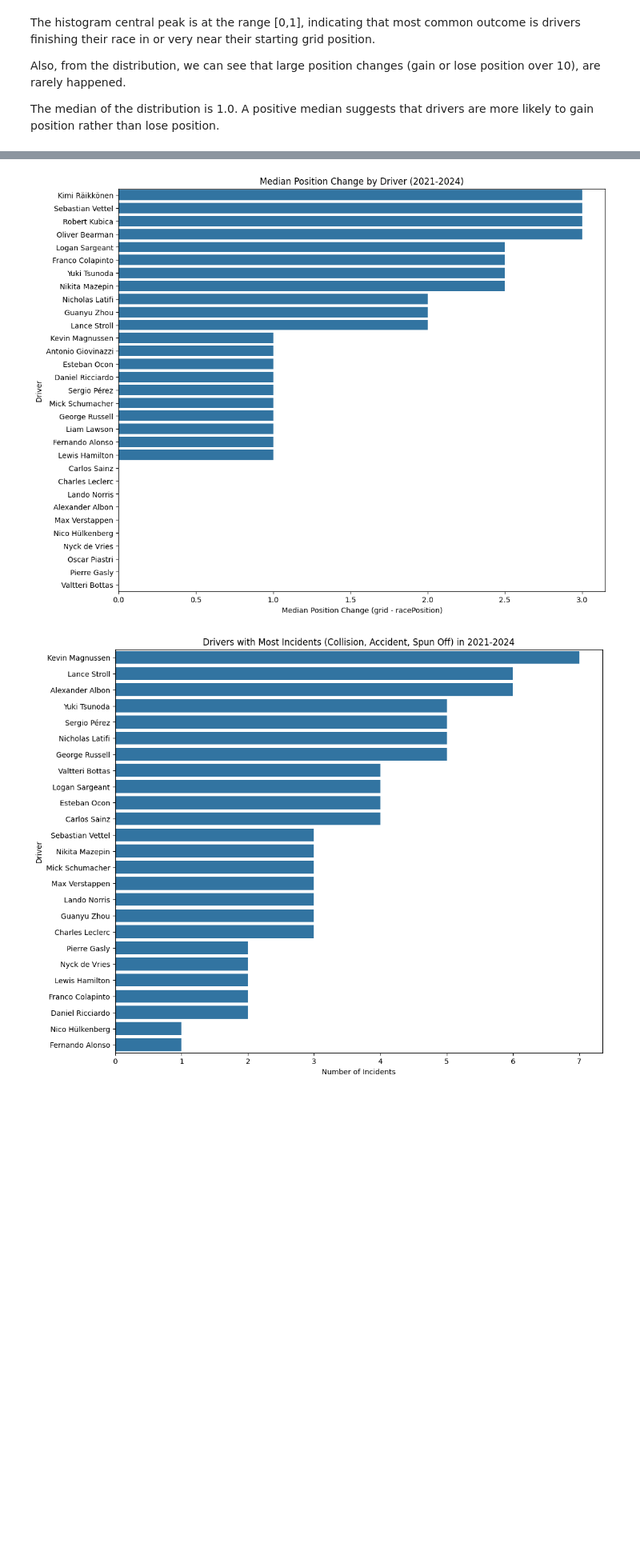
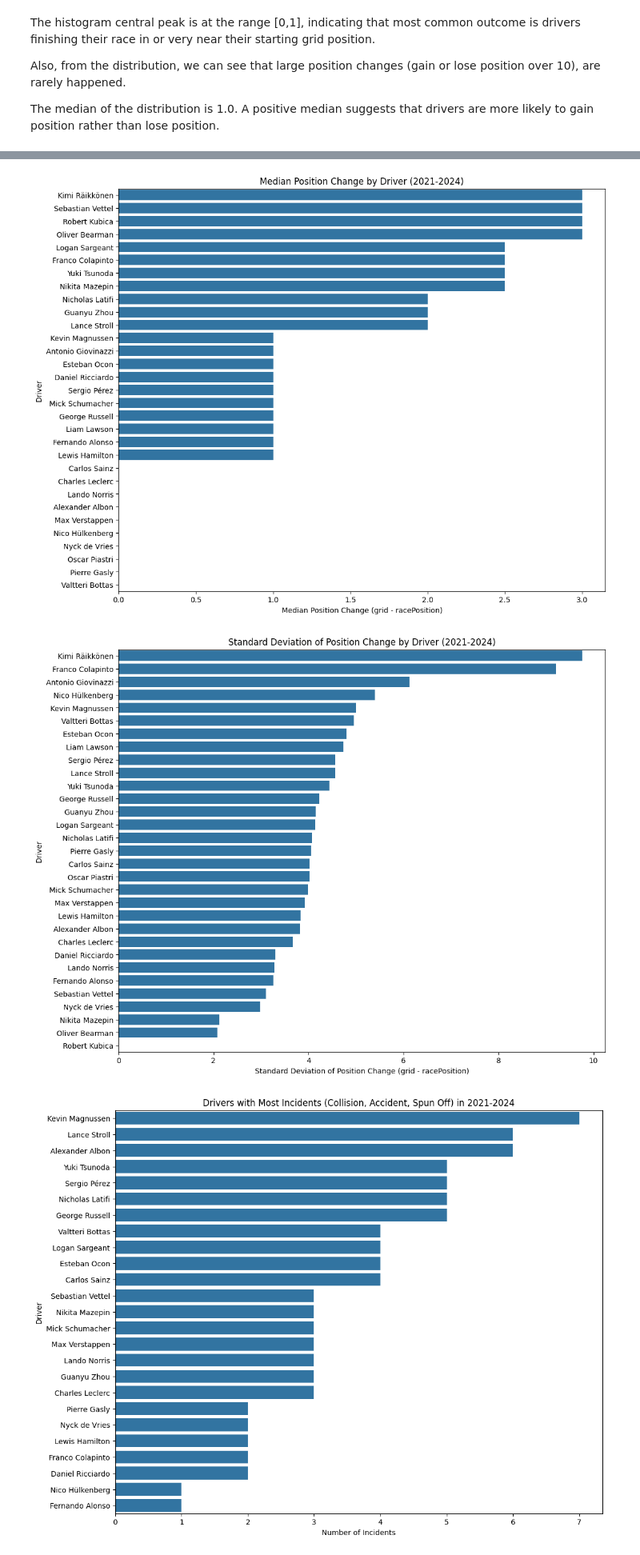
Before and after one commit to yicongyang216/F1_Analysis, a Jupyter notebook: F1_Analysis.ipynb, the cells around one changed output, grey strips where cells are left out. Shown: that part at 80% size. Drawn from its saved outputs; the diff is of its cells as text; code cells hidden in the pictures; blank space fills up the shorter version.

Commit message:
Add Standard Deviation of Position Change by Driver plot

```diff
--- a/F1_Analysis.ipynb
+++ b/F1_Analysis.ipynb
@@ -156,37 +156,52 @@ with sqlite3.connect("f1_project.db") as con:
     avg_driver_performance_df = pd.read_sql_query(avg_driver_performance_query, con)
 
 plt.figure(figsize=(12, 10))
 sns.barplot(data=avg_driver_performance_df, x='avg_position_change', y='driver', orient='h')
 
 plt.title('Average Position Change by Driver (2021-2024)')
 plt.xlabel('Average Position Change (grid - racePosition)')
 plt.ylabel('Driver')
 
 plt.show()
 
-med_driver_performance_query = """
+all_driver_performance_query = """
     SELECT (grid - racePosition) AS position_change,
         driver
     FROM master_finished_analysis_data
 """
 
 with sqlite3.connect("f1_project.db") as con:
-    med_driver_performance_df = pd.read_sql_query(med_driver_performance_query, con)
+    all_driver_performance_df = pd.read_sql_query(all_driver_performance_query, con)
 
-med_driver_performance_df = med_driver_performance_df.groupby('driver')['position_change'].median().reset_index()
+med_driver_performance_df = all_driver_performance_df.groupby('driver')['position_change'].median().reset_index()
 med_driver_performance_df = med_driver_performance_df.sort_values(by='position_change', ascending=False)
+med_driver_performance_df = med_driver_performance_df.rename(columns={'position_change': 'med_position_change'})
 
 plt.figure(figsize=(12, 10))
-sns.barplot(data=med_driver_performance_df, x='position_change', y='driver', orient='h')
+sns.barplot(data=med_driver_performance_df, x='med_position_change', y='driver', orient='h')
 
 plt.title('Median Position Change by Driver (2021-2024)')
 plt.xlabel('Median Position Change (grid - racePosition)')
 plt.ylabel('Driver')
 
 plt.show()
+
+sd_driver_performance_df = all_driver_performance_df.groupby('driver')['position_change'].std().reset_index()
+sd_driver_performance_df = sd_driver_performance_df.sort_values(by='position_change', ascending=False)
+sd_driver_performance_df = sd_driver_performance_df.rename(columns={'position_change': 'sd_position_change'})
+
+plt.figure(figsize=(12, 10))
+sns.barplot(data=sd_driver_performance_df, x='sd_position_change', y='driver', orient='h')
+
+plt.title('Standard Deviation of Position Change by Driver (2021-2024)')
+plt.xlabel('Standard Deviation of Position Change (grid - racePosition)')
+plt.ylabel('Driver')
+
+plt.show()
 # %% [output]
 [figure]
 [figure]
+[figure, added]
 # %%
 driver_incident_counts_query = """
     SELECT driver, count(1) AS number_of_incidents
```
